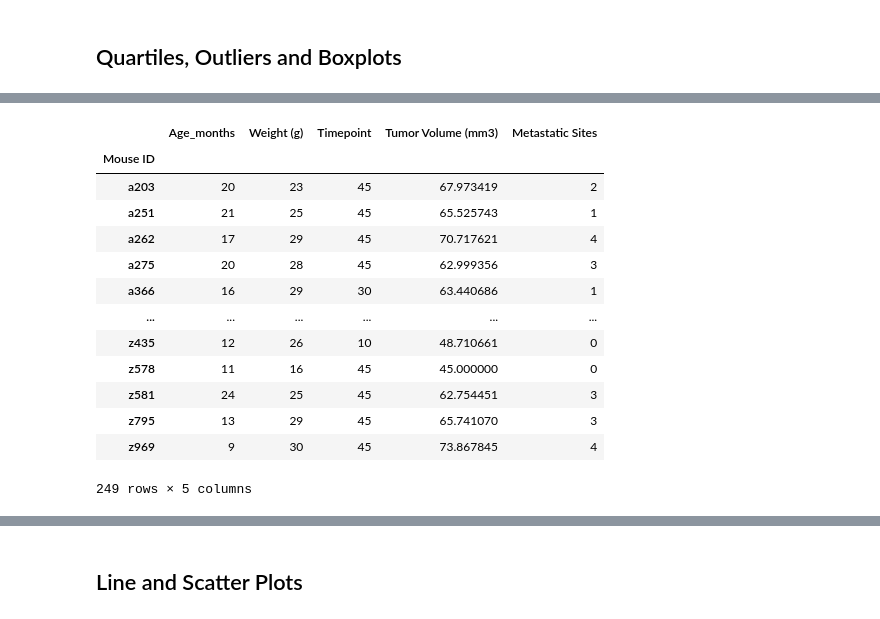
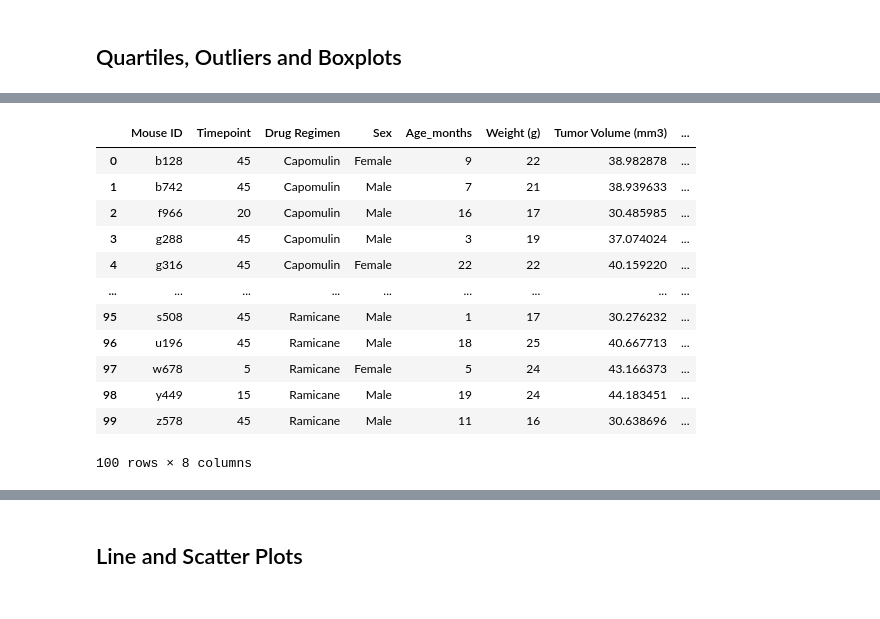
Before and after one commit to kblood86/Matplotlib_Challenge, a Jupyter notebook: Working.ipynb, the cells around one changed output, grey strips where cells are left out. Cells and saved outputs as stored; diff of their text form; code cells hidden in the pictures.

```diff
--- a/Working.ipynb
+++ b/Working.ipynb
@@ -319,21 +329,11 @@ dtype: int64
-# %%
-# Start by getting the last (greatest) timepoint for each mouse
-timepoint = mouse_study.groupby(['Mouse ID']).max('Drug Regimen')
-
-timepoint
-# Merge this group df with the original dataframe to get the tumor volume at the last timepoint
-# %% [output]
-|  | Age_months | Weight (g) | Timepoint | Tumor Volume (mm3) | Metastatic Sites |
-| Mouse ID |  |  |  |  |  |
-| a203 | 20 | 23 | 45 | 67.973419 | 2 |
-| a251 | 21 | 25 | 45 | 65.525743 | 1 |
-| a262 | 17 | 29 | 45 | 70.717621 | 4 |
-| a275 | 20 | 28 | 45 | 62.999356 | 3 |
-| a366 | 16 | 29 | 30 | 63.440686 | 1 |
-| ... | ... | ... | ... | ... | ... |
-| z435 | 12 | 26 | 10 | 48.710661 | 0 |
-| z578 | 11 | 16 | 45 | 45.000000 | 0 |
-| z581 | 24 | 25 | 45 | 62.754451 | 3 |
-| z795 | 13 | 29 | 45 | 65.741070 | 3 |
-| z969 | 9 | 30 | 45 | 73.867845 | 4 |
-249 rows × 5 columns
+# %%
+# Start by getting the last (greatest) timepoint for each mouse
+capomulin_greatest = capomulin.groupby('Mouse ID').max()['Timepoint']
+capomulin_tumor_volume = pd.DataFrame(capomulin_greatest)
+capomulin_combined = pd.merge(capomulin_tumor_volume, mouse_cleaned, on=("Mouse ID","Timepoint"),how="left")
+#capomulin_combined
+# %%
+ramicane_greatest = ramicane.groupby('Mouse ID').max()['Timepoint']
+ramicane_tumor_volume = pd.DataFrame(ramicane_greatest)
+ramicane_merge = pd.merge(ramicane_tumor_volume, mouse_cleaned, on=("Mouse ID","Timepoint"),how="left")
+#ramicane_merge
@@ -339,0 +350,23 @@ timepoint
+# %%
+
+
+
+
+final_merged = pd.merge(capomulin_combined, ceftamin_merge, how='outer')
+final_merged = pd.merge(final_merged, infubinol_merge, how='outer')
+final_merged = pd.merge(final_merged, ramicane_merge, how='outer')
+final_merged
+# %% [output]
+|  | Mouse ID | Timepoint | Drug Regimen | Sex | Age_months | Weight (g) | Tumor Volume (mm3) | ... |
+| 0 | b128 | 45 | Capomulin | Female | 9 | 22 | 38.982878 | ... |
+| 1 | b742 | 45 | Capomulin | Male | 7 | 21 | 38.939633 | ... |
+| 2 | f966 | 20 | Capomulin | Male | 16 | 17 | 30.485985 | ... |
+| 3 | g288 | 45 | Capomulin | Male | 3 | 19 | 37.074024 | ... |
+| 4 | g316 | 45 | Capomulin | Female | 22 | 22 | 40.159220 | ... |
+| ... | ... | ... | ... | ... | ... | ... | ... | ... |
+| 95 | s508 | 45 | Ramicane | Male | 1 | 17 | 30.276232 | ... |
+| 96 | u196 | 45 | Ramicane | Male | 18 | 25 | 40.667713 | ... |
+| 97 | w678 | 5 | Ramicane | Female | 5 | 24 | 43.166373 | ... |
+| 98 | y449 | 15 | Ramicane | Male | 19 | 24 | 44.183451 | ... |
+| 99 | z578 | 45 | Ramicane | Male | 11 | 16 | 30.638696 | ... |
+100 rows × 8 columns
```
Also changed, not shown: parts of 21 cells of this notebook.
